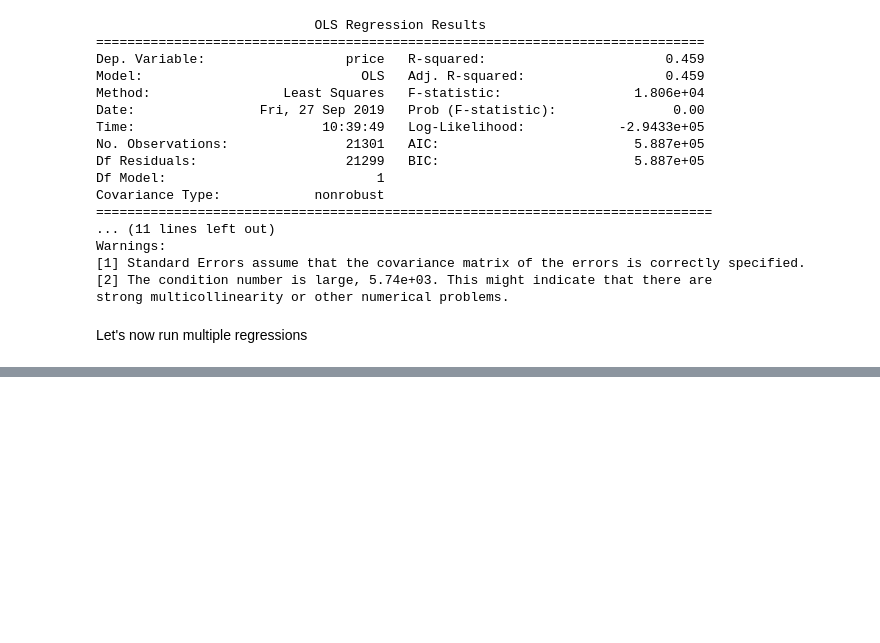
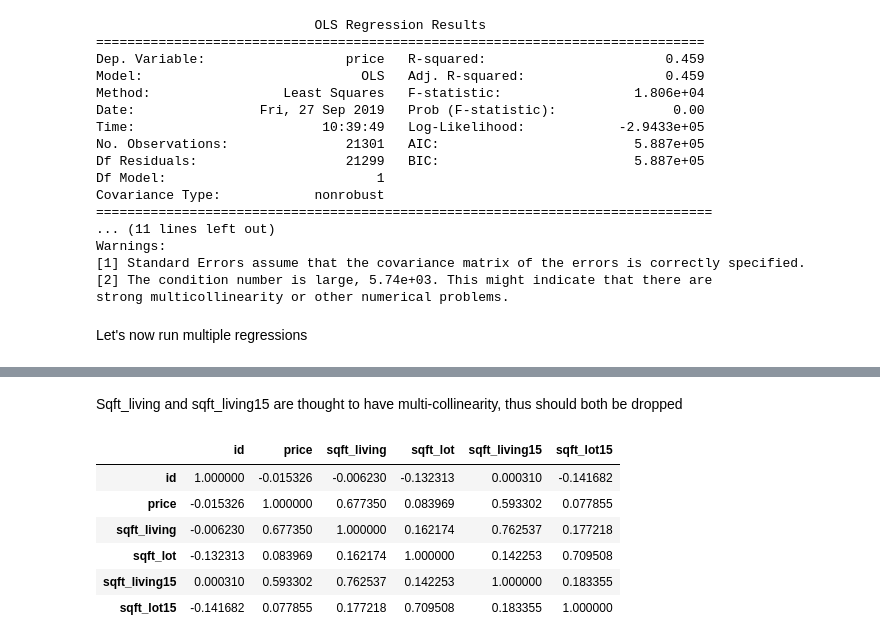
Before and after one commit to jonnelbenjamin/coachmod4project, a Jupyter notebook: modeling.ipynb, the cells around one changed output, grey strips where cells are left out. Saved outputs shown, nothing was run; the diff lists cells and outputs as text; code cells hidden in the pictures; blank space fills up the shorter version.

Commit message:
changed dtypes and tested for collinearity

```diff
--- a/modeling.ipynb
+++ b/modeling.ipynb
@@ -266,0 +315,12 @@ sns.pairplot(cleaned_KC[0:2], hue = 'price', diag_kind = 'kde',height = 4)
+# %% [markdown]
+Sqft_living and sqft_living15 are thought to have multi-collinearity, thus should both be dropped
+# %%
+cleaned_KC.corr()
+# %% [output]
+|  | id | price | sqft_living | sqft_lot | sqft_living15 | sqft_lot15 |
+| id | 1.000000 | -0.015326 | -0.006230 | -0.132313 | 0.000310 | -0.141682 |
+| price | -0.015326 | 1.000000 | 0.677350 | 0.083969 | 0.593302 | 0.077855 |
+| sqft_living | -0.006230 | 0.677350 | 1.000000 | 0.162174 | 0.762537 | 0.177218 |
+| sqft_lot | -0.132313 | 0.083969 | 0.162174 | 1.000000 | 0.142253 | 0.709508 |
+| sqft_living15 | 0.000310 | 0.593302 | 0.762537 | 0.142253 | 1.000000 | 0.183355 |
+| sqft_lot15 | -0.141682 | 0.077855 | 0.177218 | 0.709508 | 0.183355 | 1.000000 |
```
Also changed, not shown: parts of 14 cells of this notebook.
